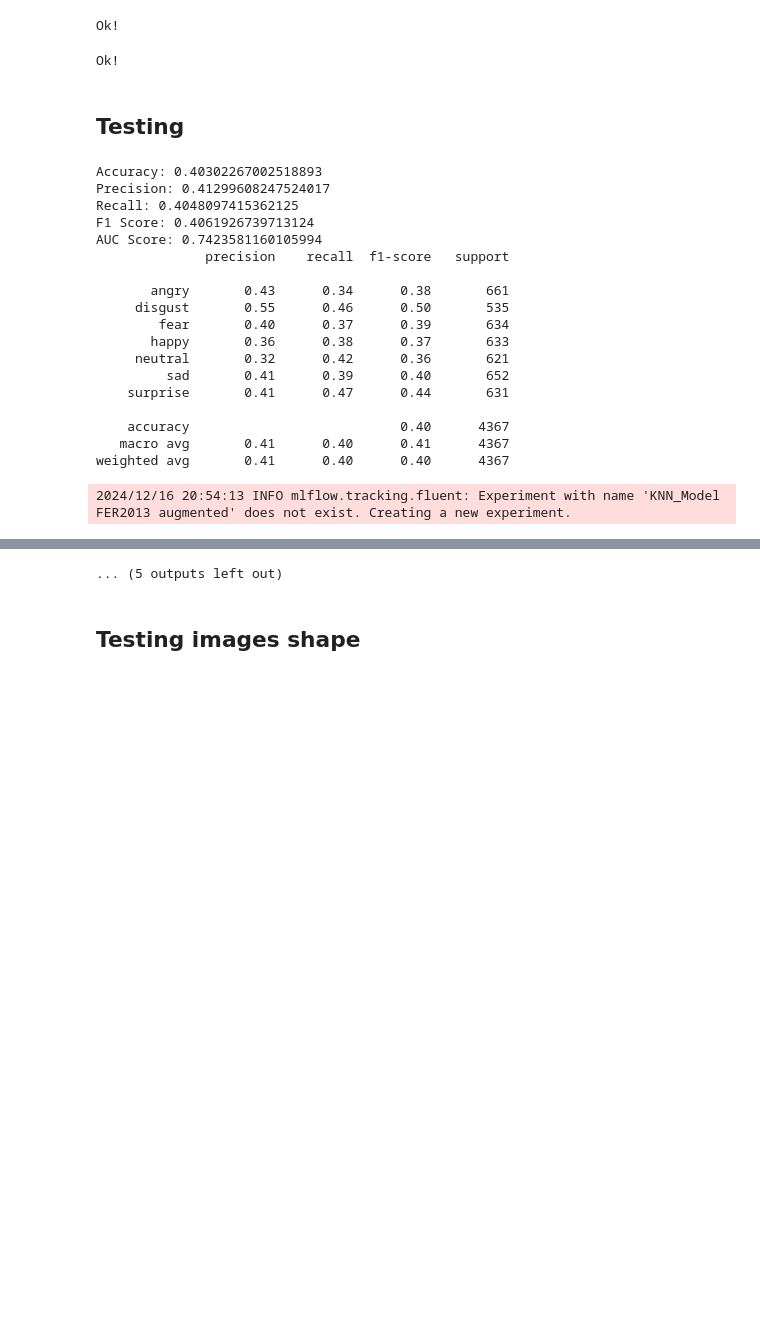
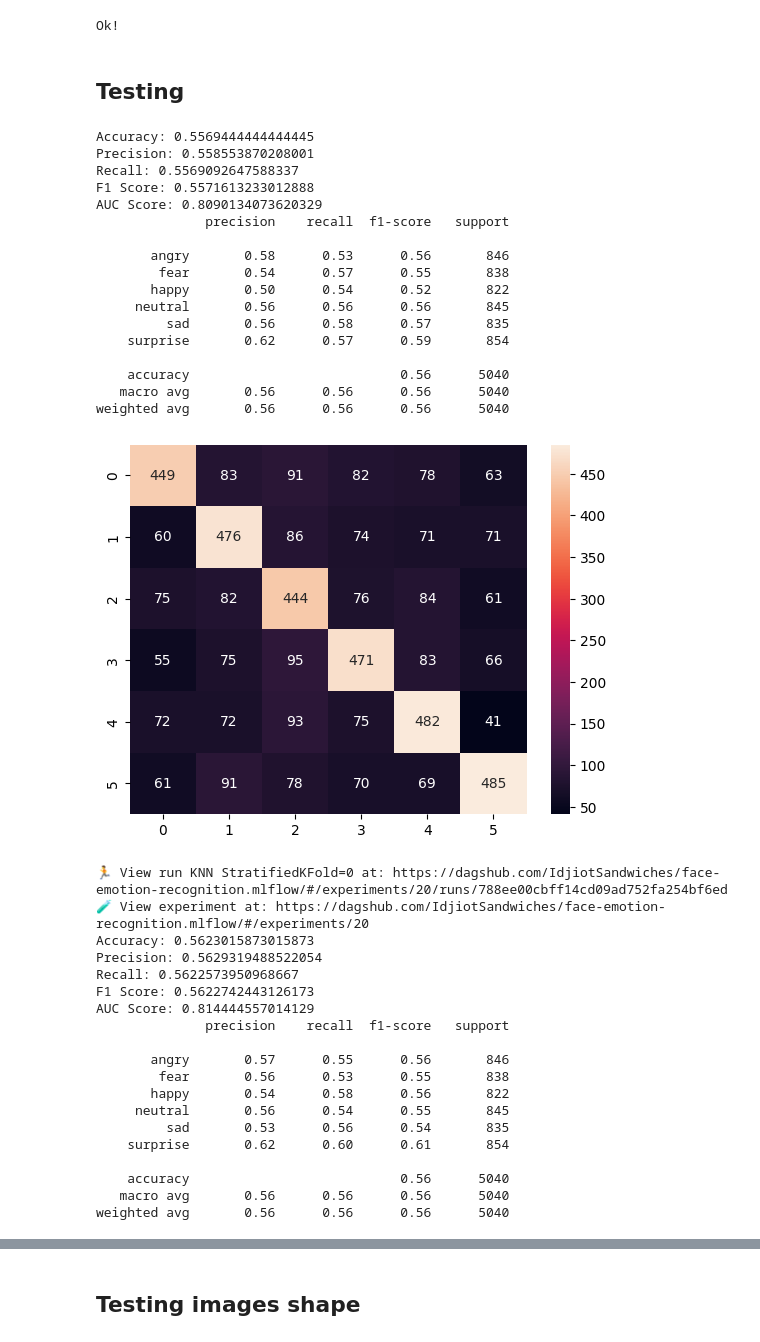
Before and after one commit to IdjiotSandwiches/face-emotion-recognition, a Jupyter notebook: machine-learning/knn-model.ipynb, the cells around one changed output, grey strips where cells are left out. Saved outputs shown, nothing was run; the diff lists cells and outputs as text; code cells hidden in the pictures; blank space fills up the shorter version.

```diff
--- a/machine-learning/knn-model.ipynb
+++ b/machine-learning/knn-model.ipynb
@@ -36,7 +38,7 @@ LAMBD = 10.0
 GAMMA = 0.5
 PSI = 0
 FLOATING_POINT = cv.CV_32F
-IMAGE_SIZE = (48,48)
+IMAGE_SIZE = (224,224)
 N_COMPONENTS = 0.95
 N_COMPONENTS_LOCAL = 16
 BLUR = (5,5)
@@ -147,6 +149,9 @@ images = images.reshape(images.shape[0], -1)
 pca = PCA(n_components=N_COMPONENTS)
 images_ = pca.fit_transform(images)
 
+with open('pca_model.pkl', 'wb') as f:
+    pickle.dump(pca, f)
+
 print("Explained variance ratio:", pca.explained_variance_ratio_)
 print("Cumulative explained variance:", np.cumsum(pca.explained_variance_ratio_))
 print(images_.shape)
@@ -158,24 +163,19 @@ Cumulative explained variance: [0.47909495 0.7774146  0.85599905 0.91636413 0.93
 save_filtered_img(images_, labels, 'FER2013/combined')
 # %% [output]
 Ok!
-# %%
-test_images, test_labels = open_dataset(f'{PATH}/test')
-save_filtered_img(test_images, test_labels, 'test')
-# %% [output]
-Ok!
 # %% [markdown]
 ## **Testing**
 # %%
 images = np.load('C:\\Users\\vinar\\Downloads\\gabor-filtered-imgs\\FER2013\\combined\\images.npy')
 labels = np.load('C:\\Users\\vinar\\Downloads\\gabor-filtered-imgs\\FER2013\\combined\\labels.npy')
 
-N_NEIGHBORS = 9
+N_NEIGHBORS = 3
 WEIGHTS = 'distance'
 METRIC = 'manhattan'
 ALGORITHM = 'auto'
-TEST_SIZE = 0.8
+TEST_SIZE = 0.7
 RANDOM_STATE = 42
-N_SPLITS = 15
+N_SPLITS = 10
 SHUFFLE = True
 
 model_params = {
@@ -220,47 +220,71 @@ for train_idx, test_idx in skf.split(images, labels):
     'f1': f1_score(y_test, predict, average='macro'),
     'auc_score': roc_auc_score(y_test, predict_proba, multi_class='ovr', average='macro')
   }
 
   print(f"Accuracy: {metrics['accuracy']}\nPrecision: {metrics['precision']}\nRecall: {metrics['recall']}\nF1 Score: {metrics['f1']}\nAUC Score: {metrics['auc_score']}")
   report = classification_report(y_test, predict)
   print(report)
 
-  mlflow.set_experiment("KNN_Model FER2013 augmented")
+  cm = confusion_matrix(y_test, predict)
+  sns.heatmap(cm, annot=True, fmt='d')
+  plt.savefig('confusion_matrix.png')
+  plt.show()
+
+  mlflow.set_experiment("KNN_Model FER2013 augmented without disgust")
   mlflow.set_tracking_uri("https://dagshub.com/IdjiotSandwiches/face-emotion-recognition.mlflow")
 
   with mlflow.start_run(run_name=f'KNN StratifiedKFold={i}'):
+    mlflow.log_artifact('confusion_matrix.png')
     mlflow.log_params(gabor_params)
     mlflow.log_params(calib_params)
     mlflow.log_params(model_params)
     mlflow.log_params(kfold_params)
     mlflow.log_param('floating_point', FLOATING_POINT)
     mlflow.log_param('image_size', IMAGE_SIZE)
     mlflow.log_param('PCA_n_components', N_COMPONENTS)
     mlflow.log_param('gaussian_blur', BLUR)
     mlflow.log_metrics(metrics)
     mlflow.sklearn.log_model(
         sk_model=calib_model,
         artifact_path='KNN Model',
         input_example=X_train[:1]
     )
   i = i + 1
 # %% [output]
-Accuracy: 0.40302267002518893
-Precision: 0.41299608247524017
-Recall: 0.4048097415362125
-F1 Score: 0.4061926739713124
-AUC Score: 0.7423581160105994
+Accuracy: 0.5569444444444445
+Precision: 0.558553870208001
+Recall: 0.5569092647588337
+F1 Score: 0.5571613233012888
+AUC Score: 0.8090134073620329
               precision    recall  f1-score   support
 
-       angry       0.43      0.34      0.38       661
-     disgust       0.55      0.46      0.50       535
-        fear       0.40      0.37      0.39       634
-       happy       0.36      0.38      0.37       633
-     neutral       0.32      0.42      0.36       621
-         sad       0.41      0.39      0.40       652
-    surprise       0.41      0.47      0.44       631
+       angry       0.58      0.53      0.56       846
+        fear       0.54      0.57      0.55       838
+       happy       0.50      0.54      0.52       822
+     neutral       0.56      0.56      0.56       845
+         sad       0.56      0.58      0.57       835
+    surprise       0.62      0.57      0.59       854
 
-    accuracy                           0.40      4367
-   macro avg       0.41      0.40      0.41      4367
-weighted avg       0.41      0.40      0.40      4367
+    accuracy                           0.56      5040
+   macro avg       0.56      0.56      0.56      5040
+weighted avg       0.56      0.56      0.56      5040
+[figure, added]
-2024/12/16 20:54:13 INFO mlflow.tracking.fluent: Experiment with name 'KNN_Model FER2013 augmented' does not exist. Creating a new experiment.
+🏃 View run KNN StratifiedKFold=0 at: https://dagshub.com/IdjiotSandwiches/face-emotion-recognition.mlflow/#/experiments/20/runs/788ee00cbff14cd09ad752fa254bf6ed
+🧪 View experiment at: https://dagshub.com/IdjiotSandwiches/face-emotion-recognition.mlflow/#/experiments/20
+Accuracy: 0.5623015873015873
+Precision: 0.5629319488522054
+Recall: 0.5622573950968667
+F1 Score: 0.5622742443126173
+AUC Score: 0.814444557014129
+              precision    recall  f1-score   support
+
+       angry       0.57      0.55      0.56       846
+        fear       0.56      0.53      0.55       838
+       happy       0.54      0.58      0.56       822
+     neutral       0.56      0.54      0.55       845
+         sad       0.53      0.56      0.54       835
+    surprise       0.62      0.60      0.61       854
+
+    accuracy                           0.56      5040
+   macro avg       0.56      0.56      0.56      5040
+weighted avg       0.56      0.56      0.56      5040
@@ -467,4 +373,3 @@ weighted avg       0.39      0.38      0.39      4366
-... (5 outputs left out)
 # %% [markdown]
 ## **Testing images shape**
 # %%
```
Also changed, not shown: parts of 8 cells of this notebook, 2 other files.
